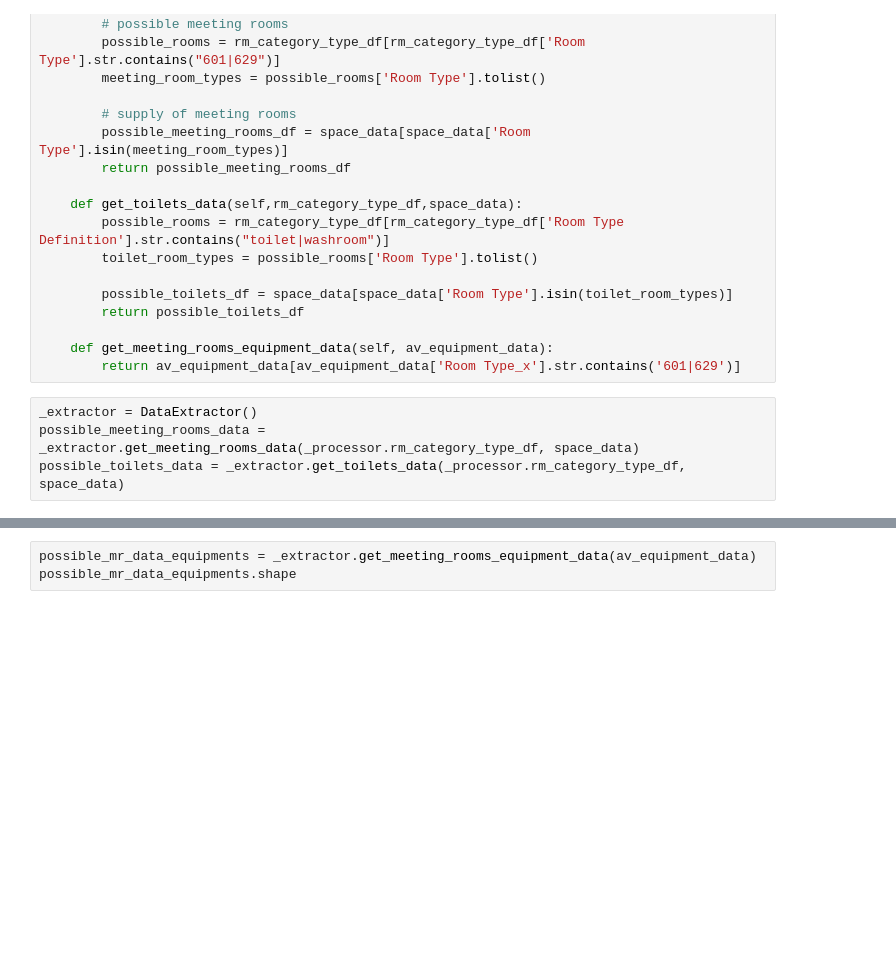
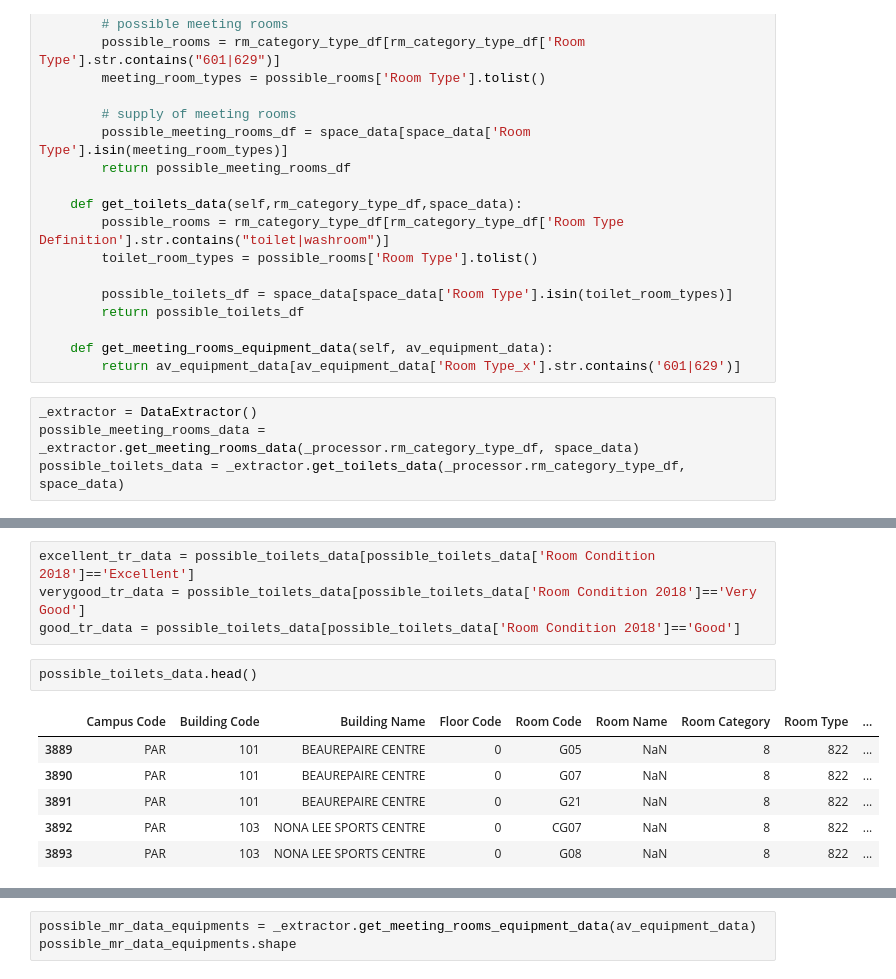
Before and after one commit to abhinavcreed13/project-space-optimisation-group-3, a Jupyter notebook: notebooks/Data Loading + Mutation Helpers.ipynb, the cells around one changed output, grey strips where cells are left out. Drawn from its saved outputs; the diff is of its cells as text; blank space fills up the shorter version.

Commit message:
Updated algorithm and data dumper script

```diff
--- a/notebooks/Data Loading + Mutation Helpers.ipynb
+++ b/notebooks/Data Loading + Mutation Helpers.ipynb
@@ -297,0 +308,13 @@ possible_toilets_data = _extractor.get_toilets_data(_processor.rm_category_type_
+# %%
+excellent_tr_data = possible_toilets_data[possible_toilets_data['Room Condition 2018']=='Excellent']
+verygood_tr_data = possible_toilets_data[possible_toilets_data['Room Condition 2018']=='Very Good']
+good_tr_data = possible_toilets_data[possible_toilets_data['Room Condition 2018']=='Good']
+# %%
+possible_toilets_data.head()
+# %% [output]
+|  | Campus Code | Building Code | Building Name | Floor Code | Room Code | Room Name | Room Category | Room Type | ... |
+| 3889 | PAR | 101 | BEAUREPAIRE CENTRE | 0 | G05 | NaN | 8 | 822 | ... |
+| 3890 | PAR | 101 | BEAUREPAIRE CENTRE | 0 | G07 | NaN | 8 | 822 | ... |
+| 3891 | PAR | 101 | BEAUREPAIRE CENTRE | 0 | G21 | NaN | 8 | 822 | ... |
+| 3892 | PAR | 103 | NONA LEE SPORTS CENTRE | 0 | CG07 | NaN | 8 | 822 | ... |
+| 3893 | PAR | 103 | NONA LEE SPORTS CENTRE | 0 | G08 | NaN | 8 | 822 | ... |
```
Also changed, not shown: parts of 8 cells of this notebook, 7 other files.
